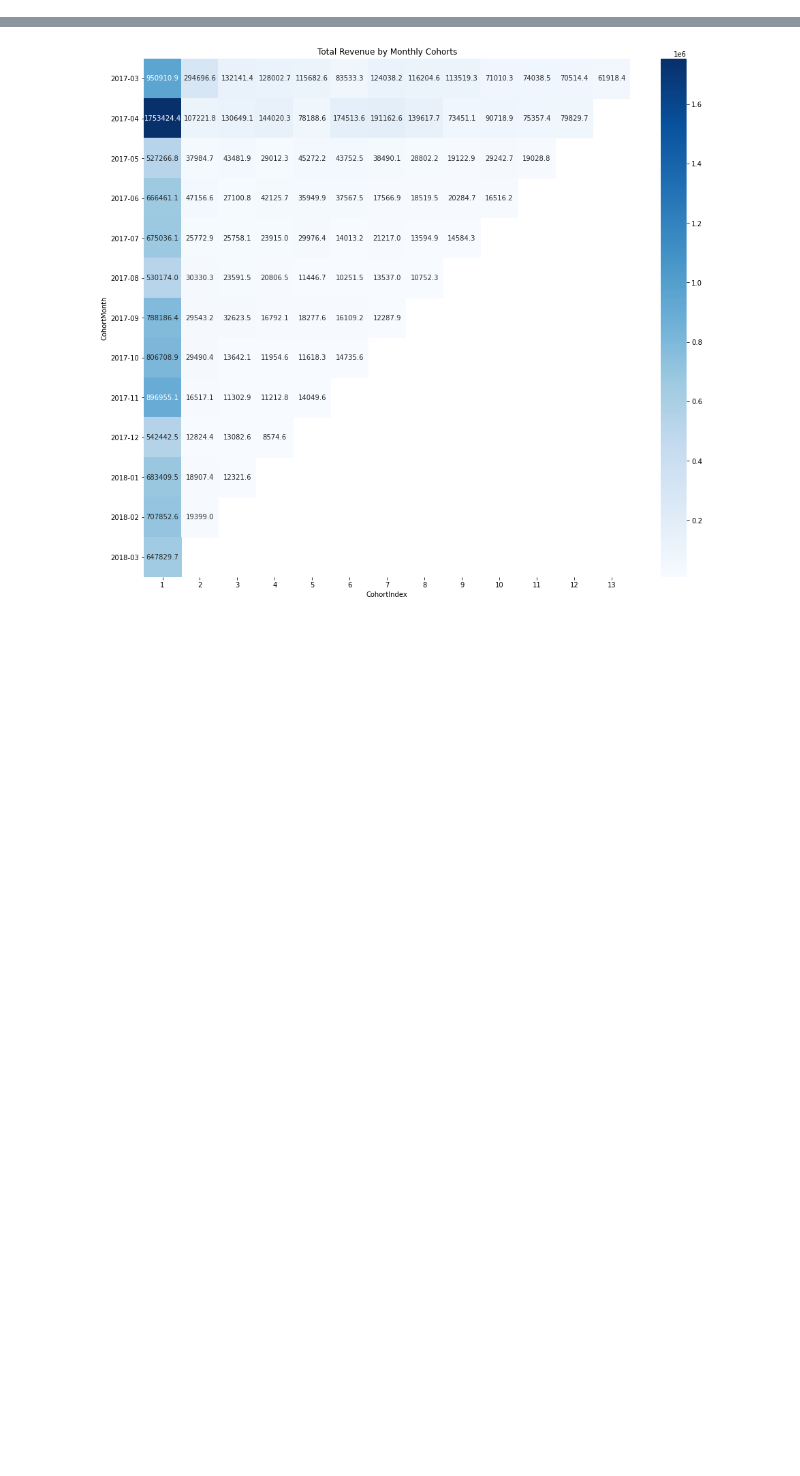
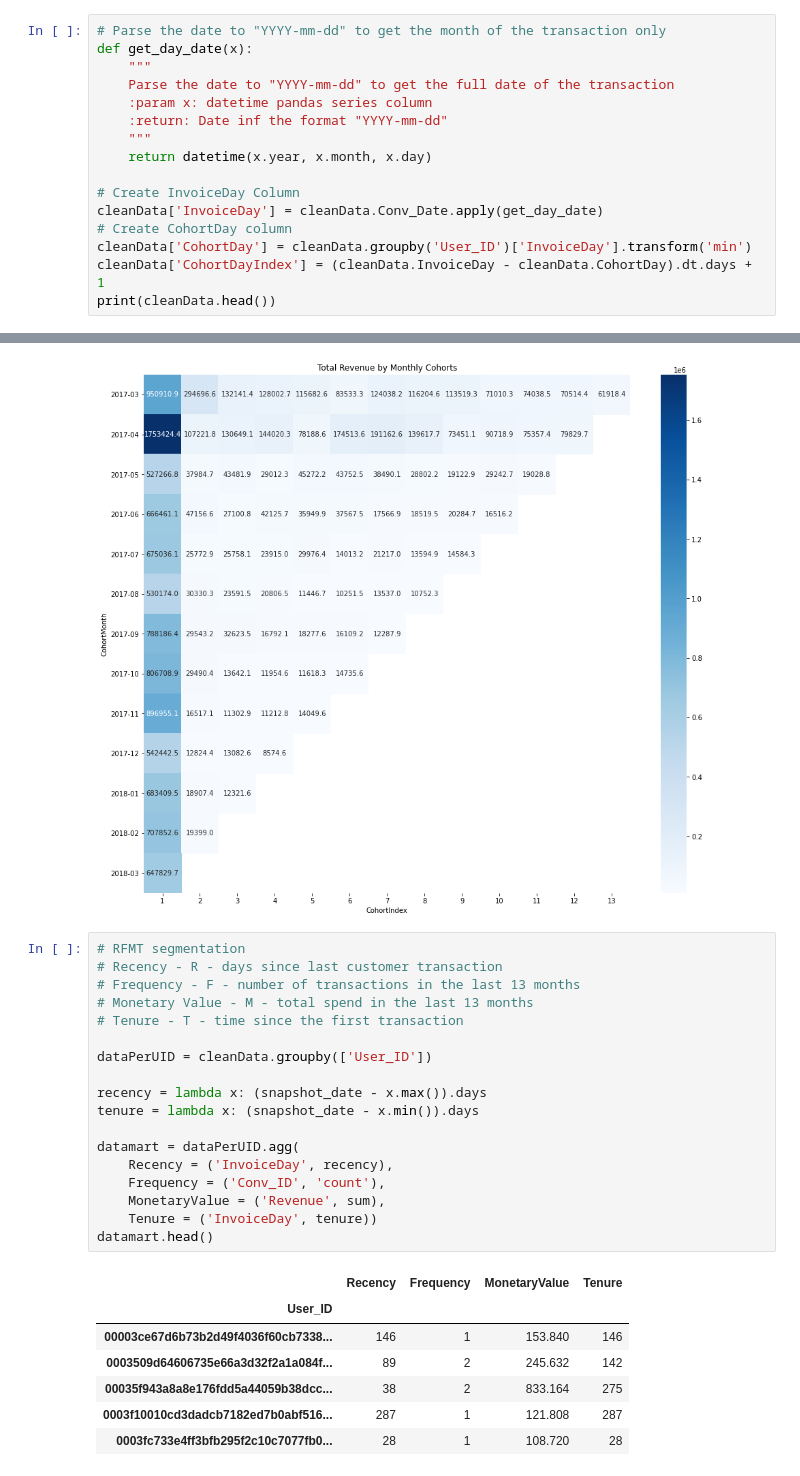
Before and after one commit to ahmedgehad/h_ams, a Jupyter notebook: jnp_trials.ipynb, the cells around one changed output, grey strips where cells are left out. Cells and saved outputs as stored; diff of their text form; blank space fills up the shorter version.

```diff
--- a/jnp_trials.ipynb
+++ b/jnp_trials.ipynb
@@ -189,3 +189,19 @@ cleanData.head()
 # Time cohort
 # Define a function that will parse the date
 def get_day(x): return datetime(x.year, x.month, 1)
+# %%
+# Parse the date to "YYYY-mm-dd" to get the month of the transaction only
+def get_day_date(x):
+    """
+    Parse the date to "YYYY-mm-dd" to get the full date of the transaction
+    :param x: datetime pandas series column
+    :return: Date inf the format "YYYY-mm-dd"
+    """
+    return datetime(x.year, x.month, x.day)
+
+# Create InvoiceDay Column
+cleanData['InvoiceDay'] = cleanData.Conv_Date.apply(get_day_date)
+# Create CohortDay column
+cleanData['CohortDay'] = cleanData.groupby('User_ID')['InvoiceDay'].transform('min')
+cleanData['CohortDayIndex'] = (cleanData.InvoiceDay - cleanData.CohortDay).dt.days + 1
+print(cleanData.head())
@@ -322,3 +356,29 @@ plt.yticks(rotation=0)
 plt.show()
 # %% [output]
 [figure]
+# %%
+# RFMT segmentation
+# Recency - R - days since last customer transaction
+# Frequency - F - number of transactions in the last 13 months
+# Monetary Value - M - total spend in the last 13 months
+# Tenure - T - time since the first transaction
+
+dataPerUID = cleanData.groupby(['User_ID'])
+
+recency = lambda x: (snapshot_date - x.max()).days
+tenure = lambda x: (snapshot_date - x.min()).days
+
+datamart = dataPerUID.agg(
+    Recency = ('InvoiceDay', recency),
+    Frequency = ('Conv_ID', 'count'),
+    MonetaryValue = ('Revenue', sum),
+    Tenure = ('InvoiceDay', tenure))
+datamart.head()
+# %% [output]
+|  | Recency | Frequency | MonetaryValue | Tenure |
+| User_ID |  |  |  |  |
+| 00003ce67d6b73b2d49f4036f60cb7338... | 146 | 1 | 153.840 | 146 |
+| 0003509d64606735e66a3d32f2a1a084f... | 89 | 2 | 245.632 | 142 |
+| 00035f943a8a8e176fdd5a44059b38dcc... | 38 | 2 | 833.164 | 275 |
+| 0003f10010cd3dadcb7182ed7b0abf516... | 287 | 1 | 121.808 | 287 |
+| 0003fc733e4ff3bfb295f2c10c7077fb0... | 28 | 1 | 108.720 | 28 |
```
Also changed, not shown: parts of 8 cells of this notebook, 4 other files.
